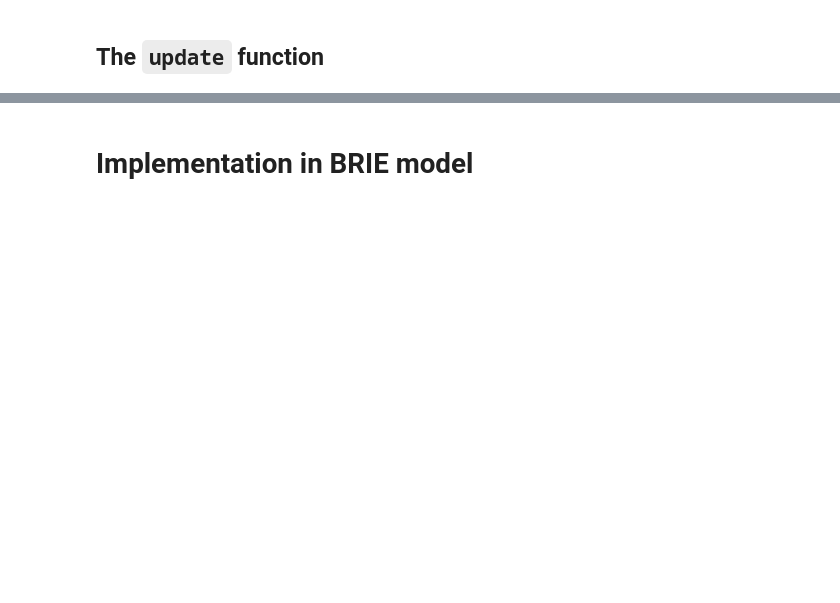
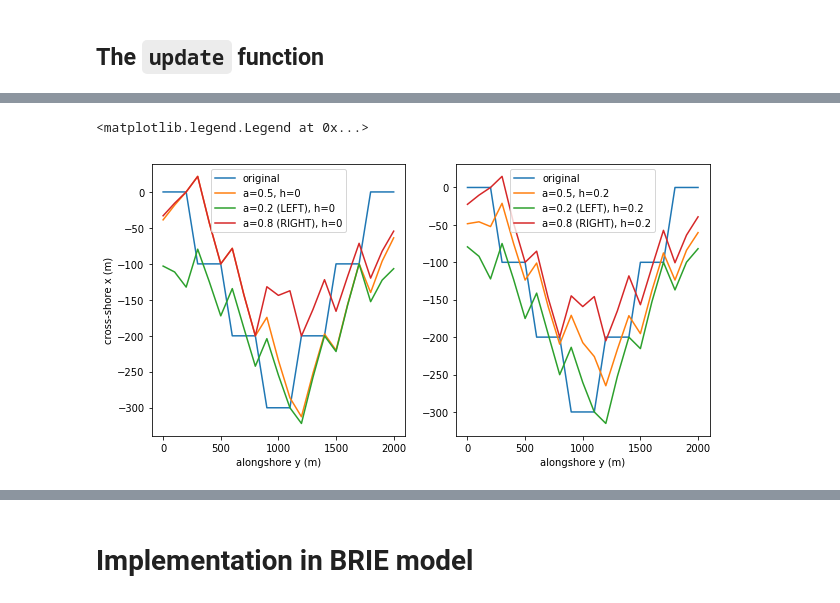
Before and after one commit to UNC-CECL/brie, a Jupyter notebook: notebooks/AlongshoreTransporter.ipynb, the cells around one changed output, grey strips where cells are left out. Cells and saved outputs as stored; diff of their text form; code cells hidden in the pictures; blank space fills up the shorter version.

```diff
--- a/notebooks/AlongshoreTransporter.ipynb
+++ b/notebooks/AlongshoreTransporter.ipynb
@@ -166,0 +174,31 @@ As you can see in Figure 4, because we convolved the wave climate pdf (the norma
+# %%
+shoreline_x_pyramid_orig = [0, 0, 0, -100, -100, -100, -200, -200, -200, -300, -300, -300, -200, -200, -200, -100, -100, -100, 0, 0, 0]
+fig, axs = plt.subplots(1, 2, figsize=(10, 5))
+dy = 100
+ny = np.size(shoreline_x_pyramid_orig)
+grid = np.arange(0, ny*dy, dy)
+
+for ax in axs.flat:
+    ax.set(xlabel='alongshore y (m)')
+
+axs[0].set(ylabel='cross-shore x (m)')
+axs[0].plot(grid, shoreline_x_pyramid_orig)
+axs[1].plot(grid, shoreline_x_pyramid_orig)
+
+def plot_pyramid(iAx, wave_dist):
+    mat, rhs, r_ipl = _build_matrix(shoreline_x_pyramid_orig, wave_dist, dy=100, dt=1.0, dx_dt=0)
+    shoreline_x_pyramid = scipy.sparse.linalg.spsolve(mat, rhs)  # invert matrix
+    axs[iAx].plot(grid, shoreline_x_pyramid)  # new shoreline
+
+plot_pyramid(iAx=0, wave_dist=waves_sym)  # symmetric wave climate, no high angle waves
+plot_pyramid(iAx=1, wave_dist=waves_sym_high)  # symmetric wave climate, high angle waves
+plot_pyramid(iAx=0, wave_dist=waves_asym_left)  # asymmetric wave climate (80% from LEFT), no high angle waves
+plot_pyramid(iAx=1, wave_dist=waves_asym_high_left)  # asymmetric wave climate (80% from LEFT), high angle waves
+plot_pyramid(iAx=0, wave_dist=waves_asym_right)  # asymmetric wave climate (80% from RIGHT), no high angle waves
+plot_pyramid(iAx=1, wave_dist=waves_asym_high_right)  # asymmetric wave climate (80% from RIGHT), high angle waves
+
+axs[0].legend(["original", "a=0.5, h=0", "a=0.2 (LEFT), h=0", "a=0.8 (RIGHT), h=0"])
+axs[1].legend(["original", "a=0.5, h=0.2", "a=0.2 (LEFT), h=0.2", "a=0.8 (RIGHT), h=0.2"])
+# %% [output]
+<matplotlib.legend.Legend at 0x...>
+[figure, added]
```
Also changed, not shown: parts of 15 cells of this notebook.
